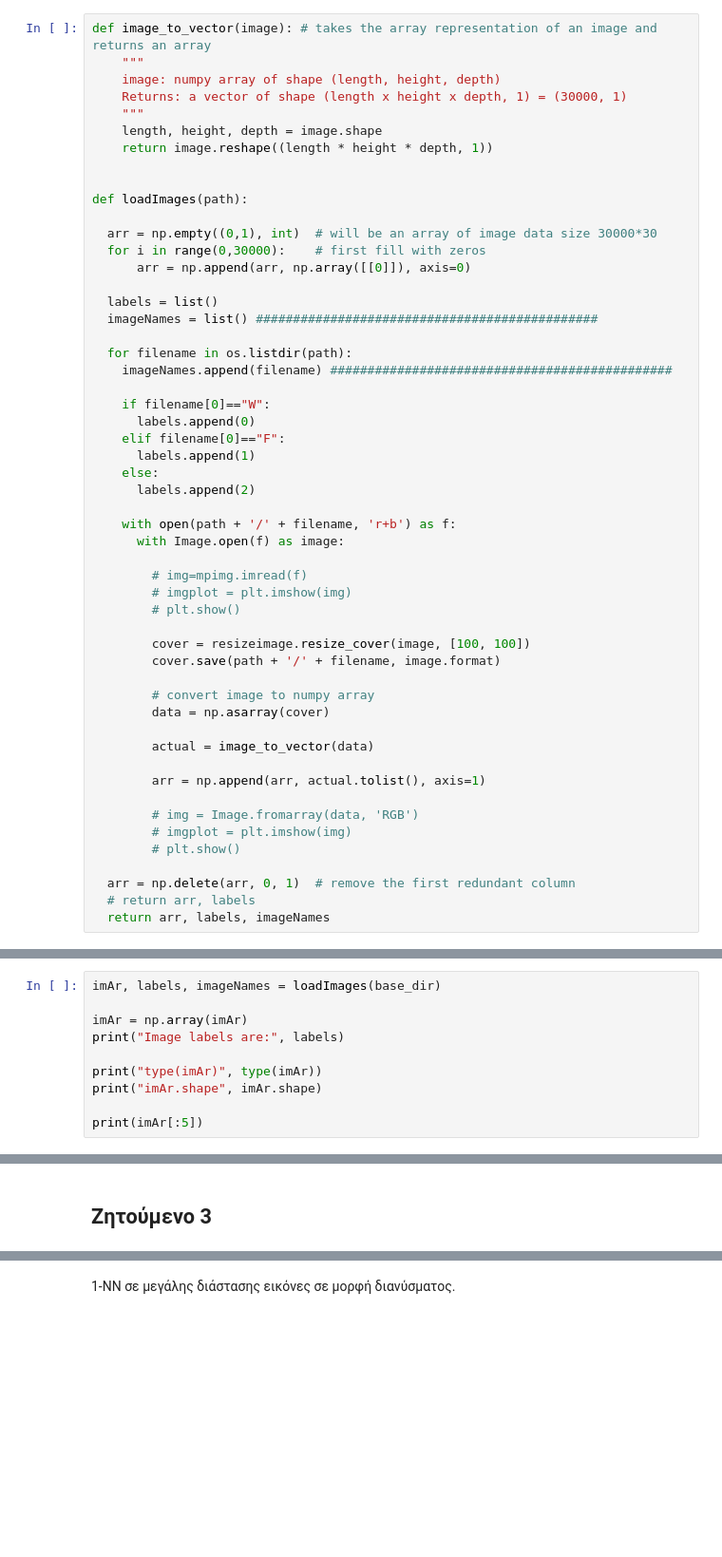
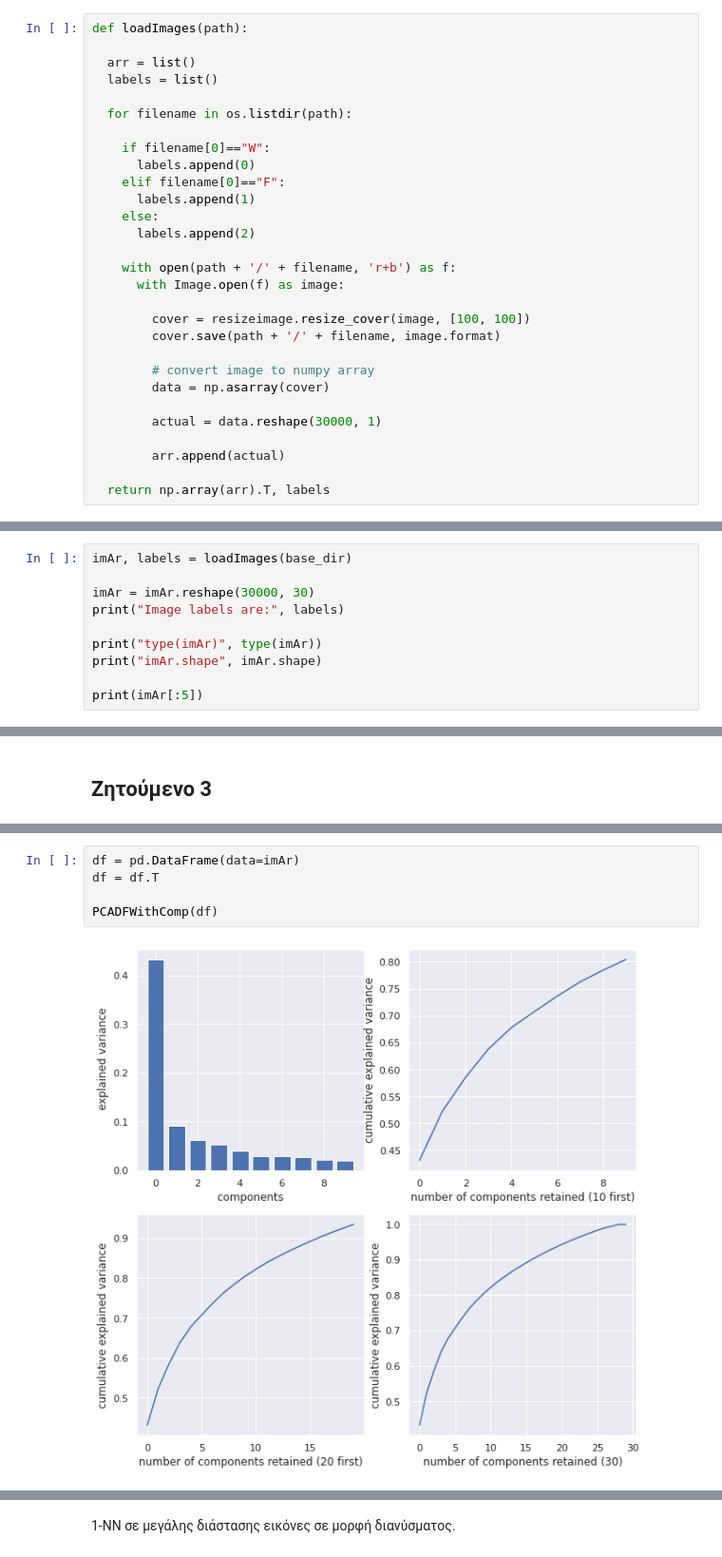
Before and after one commit to DalianisIoannis/ML-Image-Classification-and-regNMF, a Jupyter notebook: Dalianis_1115201700027.ipynb, the cells around one changed output, grey strips where cells are left out. Shown: that part at 95% size. Cells and saved outputs as stored; diff of their text form; blank space fills up the shorter version.

```diff
--- a/Dalianis_1115201700027.ipynb
+++ b/Dalianis_1115201700027.ipynb
@@ -53,26 +53,12 @@ base_dir = root_dir + 'DI/images/'
 # %% [output]
 Mounted at /content/gdrive
 # %%
-def image_to_vector(image): # takes the array representation of an image and returns an array
-    """
-    image: numpy array of shape (length, height, depth)
-    Returns: a vector of shape (length x height x depth, 1) = (30000, 1)
-    """
-    length, height, depth = image.shape
-    return image.reshape((length * height * depth, 1))
-
-
 def loadImages(path):
 
-  arr = np.empty((0,1), int)  # will be an array of image data size 30000*30
-  for i in range(0,30000):    # first fill with zeros
-      arr = np.append(arr, np.array([[0]]), axis=0)
-
+  arr = list()
   labels = list()
-  imageNames = list() ##############################################
 
   for filename in os.listdir(path):
-    imageNames.append(filename) ##############################################
 
     if filename[0]=="W":
       labels.append(0)
@@ -84,33 +70,23 @@ def loadImages(path):
     with open(path + '/' + filename, 'r+b') as f:
       with Image.open(f) as image:
 
-        # img=mpimg.imread(f)
-        # imgplot = plt.imshow(img)
-        # plt.show()
-
         cover = resizeimage.resize_cover(image, [100, 100])
         cover.save(path + '/' + filename, image.format)
 
         # convert image to numpy array
         data = np.asarray(cover)
 
-        actual = image_to_vector(data)
+        actual = data.reshape(30000, 1)
 
-        arr = np.append(arr, actual.tolist(), axis=1)
+        arr.append(actual)
 
-        # img = Image.fromarray(data, 'RGB')
-        # imgplot = plt.imshow(img)
-        # plt.show()
-
-  arr = np.delete(arr, 0, 1)  # remove the first redundant column
-  # return arr, labels
-  return arr, labels, imageNames
+  return np.array(arr).T, labels
 # %% [markdown]
 Πίνακας Δεδομένων και labels. Τα labels είναι 0 για χειμώνα, 1 για φθινόπωρο και 2 για άνοιξη
 # %%
-imAr, labels, imageNames = loadImages(base_dir)
+imAr, labels = loadImages(base_dir)
 
-imAr = np.array(imAr)
+imAr = imAr.reshape(30000, 30)
 print("Image labels are:", labels)
 
 print("type(imAr)", type(imAr))
@@ -318,0 +303,7 @@ FP = False Negative<br>
+# %%
+df = pd.DataFrame(data=imAr)
+df = df.T
+
+PCADFWithComp(df)
+# %% [output]
+[figure, added]
```
Also changed, not shown: parts of 62 cells of this notebook.
